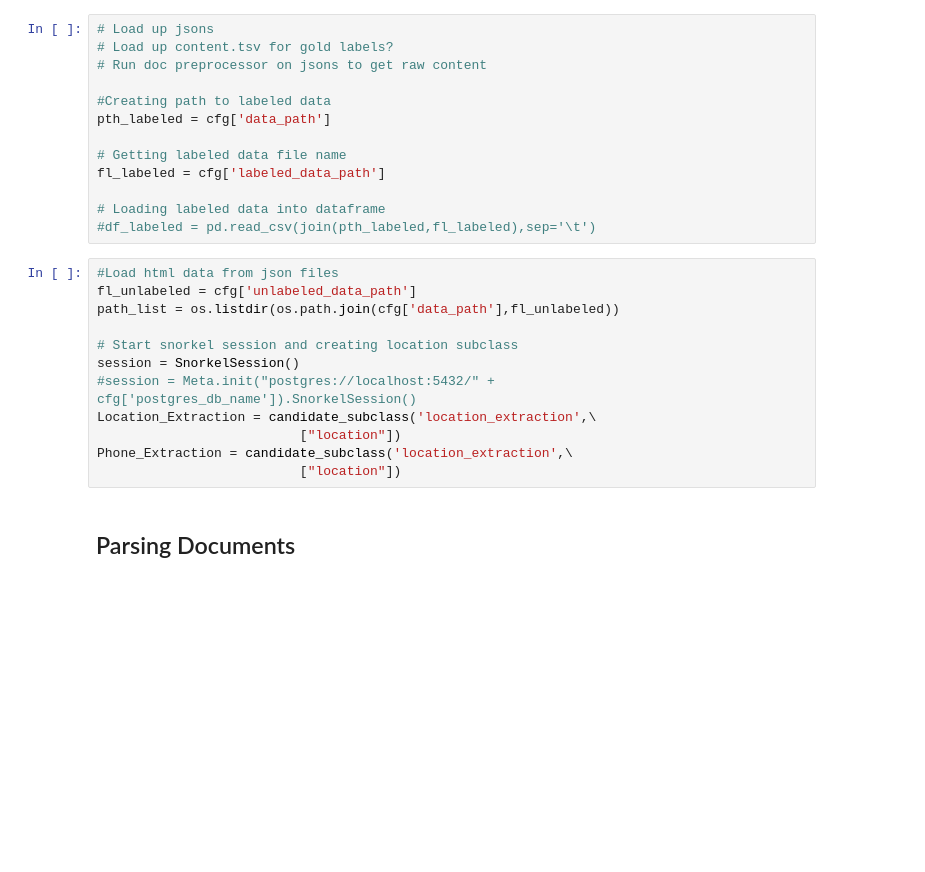
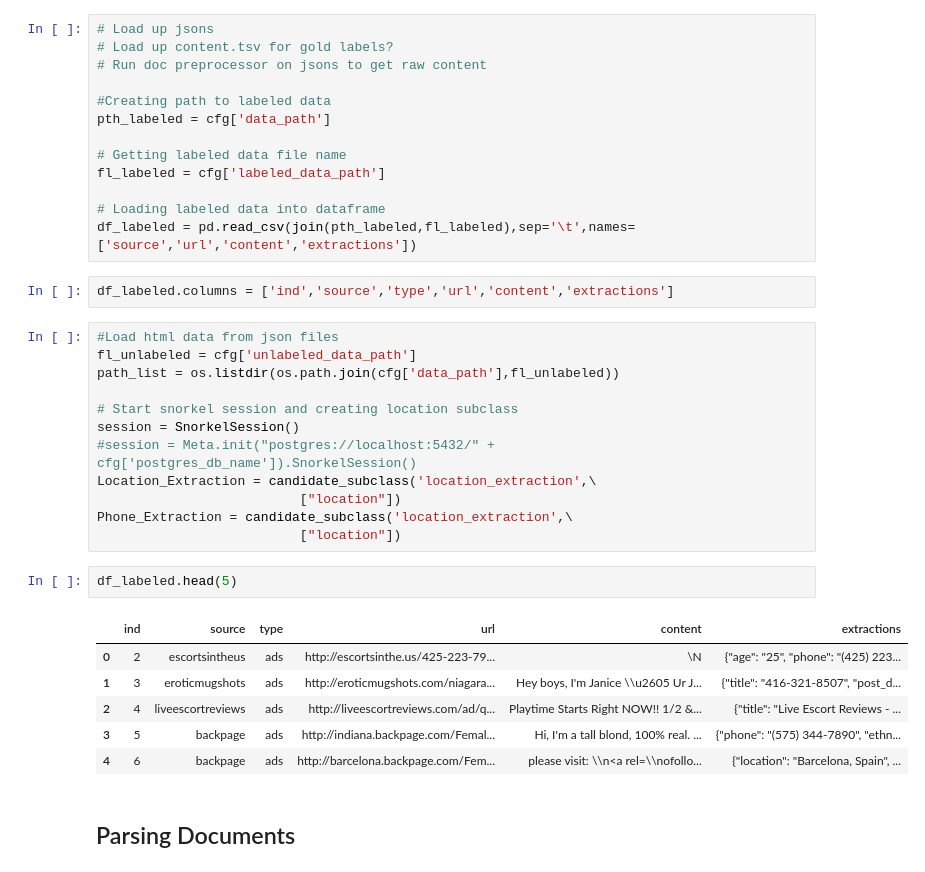
Before and after one commit to CHTAP/extractors, a Jupyter notebook: src/Location_Extractor_Dev_Notebook-MEMEX-Data.ipynb, the cells around one changed output. Saved outputs shown, nothing was run; the diff lists cells and outputs as text; blank space fills up the shorter version.

```diff
--- a/src/Location_Extractor_Dev_Notebook-MEMEX-Data.ipynb
+++ b/src/Location_Extractor_Dev_Notebook-MEMEX-Data.ipynb
@@ -46,7 +46,9 @@ pth_labeled = cfg['data_path']
 fl_labeled = cfg['labeled_data_path']
 
 # Loading labeled data into dataframe
-#df_labeled = pd.read_csv(join(pth_labeled,fl_labeled),sep='\t')
+df_labeled = pd.read_csv(join(pth_labeled,fl_labeled),sep='\t',names=['source','url','content','extractions'])
+# %%
+df_labeled.columns = ['ind','source','type','url','content','extractions']
 # %%
 #Load html data from json files
 fl_unlabeled = cfg['unlabeled_data_path']
@@ -59,6 +61,15 @@ Location_Extraction = candidate_subclass('location_extraction',\
                           ["location"])
 Phone_Extraction = candidate_subclass('location_extraction',\
                           ["location"])
+# %%
+df_labeled.head(5)
+# %% [output]
+|  | ind | source | type | url | content | extractions |
+| 0 | 2 | escortsintheus | ads | http://escortsinthe.us/425-223-79... | \N | {"age": "25", "phone": "(425) 223... |
+| 1 | 3 | eroticmugshots | ads | http://eroticmugshots.com/niagara... | Hey boys, I'm Janice \\u2605 Ur J... | {"title": "416-321-8507", "post_d... |
+| 2 | 4 | liveescortreviews | ads | http://liveescortreviews.com/ad/q... | Playtime Starts Right NOW!! 1/2 &... | {"title": "Live Escort Reviews - ... |
+| 3 | 5 | backpage | ads | http://indiana.backpage.com/Femal... | Hi, I'm a tall blond, 100% real. ... | {"phone": "(575) 344-7890", "ethn... |
+| 4 | 6 | backpage | ads | http://barcelona.backpage.com/Fem... | please visit: \\n<a rel=\\nofollo... | {"location": "Barcelona, Spain", ... |
 # %% [markdown]
 ## Parsing Documents
 # %%
```
Also changed, not shown: parts of 6 cells of this notebook, 1 other file.
